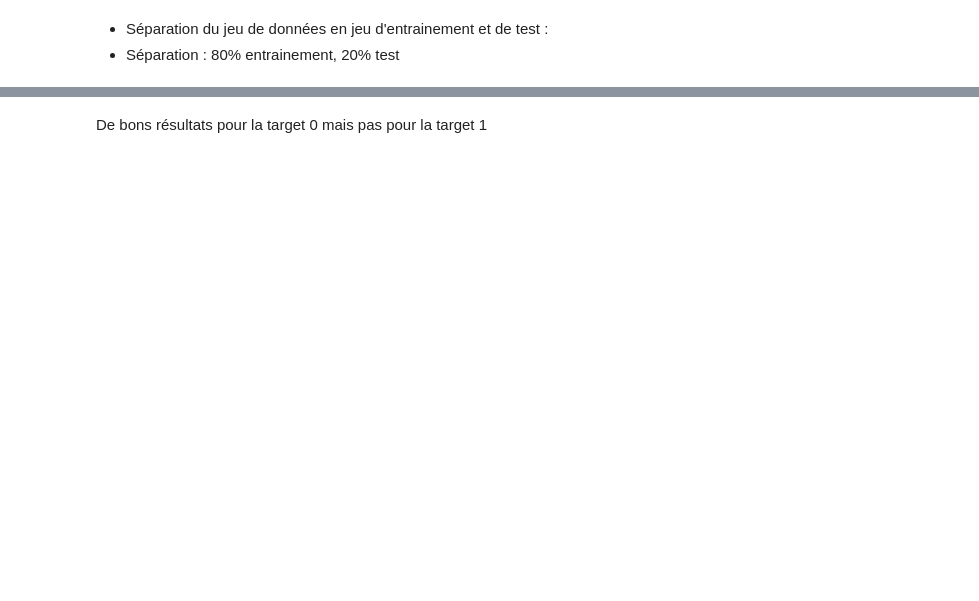
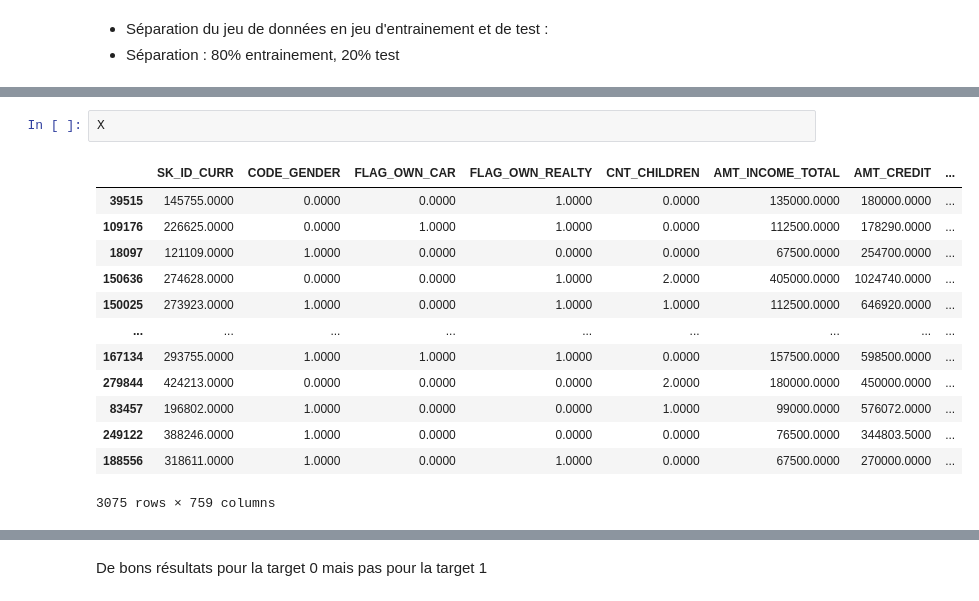
Before and after one commit to HananeMaghlazi/P7_Scoring, a Jupyter notebook: Scoring7_Modelisation.ipynb, the cells around one changed output, grey strips where cells are left out. Cells and saved outputs as stored; diff of their text form; blank space fills up the shorter version.

```diff
--- a/Scoring7_Modelisation.ipynb
+++ b/Scoring7_Modelisation.ipynb
@@ -103,0 +127,16 @@ shape of output - testing set (713, 1)
+# %%
+X
+# %% [output]
+|  | SK_ID_CURR | CODE_GENDER | FLAG_OWN_CAR | FLAG_OWN_REALTY | CNT_CHILDREN | AMT_INCOME_TOTAL | AMT_CREDIT | ... |
+| 39515 | 145755.0000 | 0.0000 | 0.0000 | 1.0000 | 0.0000 | 135000.0000 | 180000.0000 | ... |
+| 109176 | 226625.0000 | 0.0000 | 1.0000 | 1.0000 | 0.0000 | 112500.0000 | 178290.0000 | ... |
+| 18097 | 121109.0000 | 1.0000 | 0.0000 | 0.0000 | 0.0000 | 67500.0000 | 254700.0000 | ... |
+| 150636 | 274628.0000 | 0.0000 | 0.0000 | 1.0000 | 2.0000 | 405000.0000 | 1024740.0000 | ... |
+| 150025 | 273923.0000 | 1.0000 | 0.0000 | 1.0000 | 1.0000 | 112500.0000 | 646920.0000 | ... |
+| ... | ... | ... | ... | ... | ... | ... | ... | ... |
+| 167134 | 293755.0000 | 1.0000 | 1.0000 | 1.0000 | 0.0000 | 157500.0000 | 598500.0000 | ... |
+| 279844 | 424213.0000 | 0.0000 | 0.0000 | 0.0000 | 2.0000 | 180000.0000 | 450000.0000 | ... |
+| 83457 | 196802.0000 | 1.0000 | 0.0000 | 0.0000 | 1.0000 | 99000.0000 | 576072.0000 | ... |
+| 249122 | 388246.0000 | 1.0000 | 0.0000 | 0.0000 | 0.0000 | 76500.0000 | 344803.5000 | ... |
+| 188556 | 318611.0000 | 1.0000 | 0.0000 | 1.0000 | 0.0000 | 67500.0000 | 270000.0000 | ... |
+3075 rows × 759 columns
```
Also changed, not shown: parts of 10 cells of this notebook.
